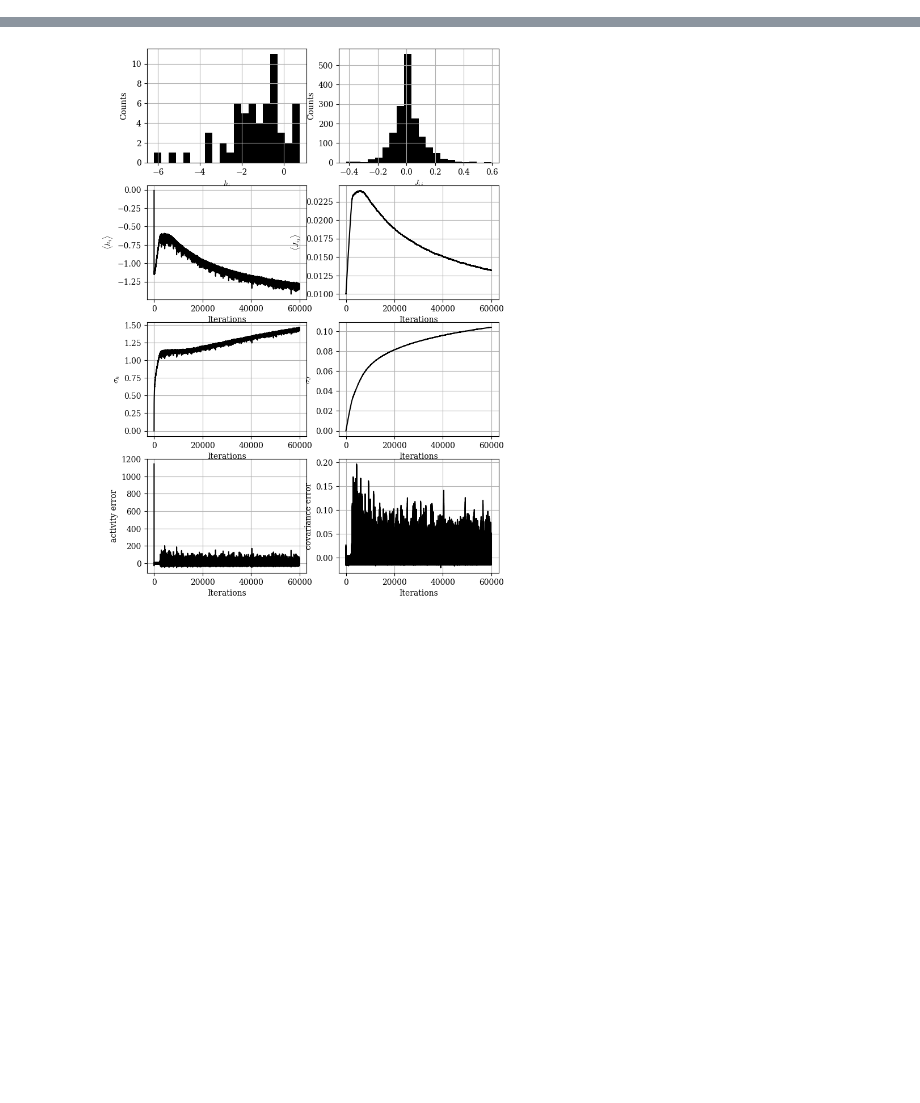
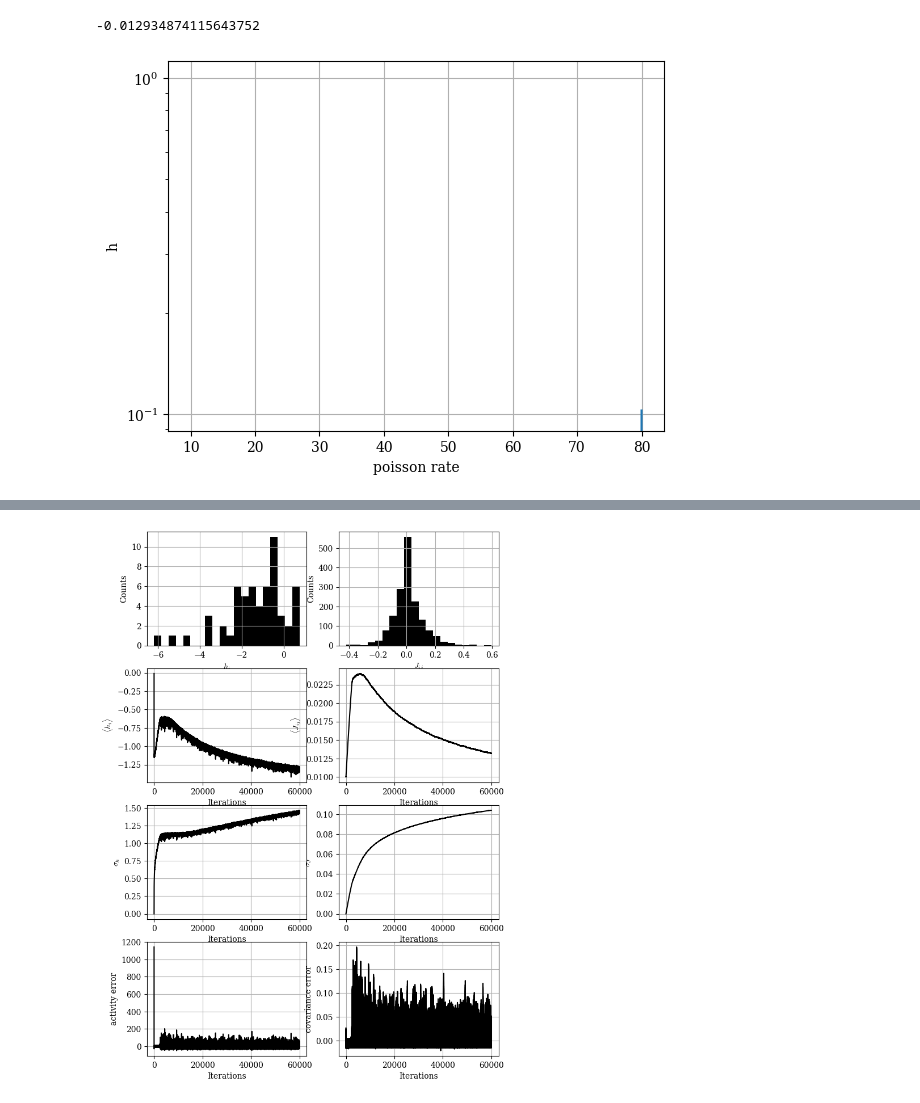
Before and after one commit to Bouwmeester-Lab/spike_train_analysis, a Jupyter notebook: Ising.ipynb, the cells around one changed output, grey strips where cells are left out. Cells and saved outputs as stored; diff of their text form; code cells hidden in the pictures; blank space fills up the shorter version.

```diff
--- a/Ising.ipynb
+++ b/Ising.ipynb
@@ -122,3 +298,50 @@ def plot_fit_results(h, J, info):
             ax.grid(True)
 
     plt.show()
+# %%
+np.mean(J[np.triu_indices(np.shape(J)[0], k=1)])
+# %% [output]
+-0.012934874115643752
+# %%
+from spike_train_tools.ising import run_metropolis, plot_ising_overview, activity, covariance, fit_ising
+from spike_train_tools.tools import simulate_spiketrains
+
+import numpy as np
+import matplotlib.pyplot as plt
+
+
+rates = [10, 20, 40, 80]
+h_means = []
+N_neurons = 50
+N_its_eq = 1000
+N_its_fit = 2500
+
+sample_rate = 100
+t_tot = 100
+
+for rate in rates:
+
+    trains_obs = 2*simulate_spiketrains(N_neurons, rate, t_tot, sample_rate)-1
+
+    activity_obs = activity(trains_obs)
+    cov_obs = covariance(trains_obs)
+
+    h = 1*np.ones(N_neurons)
+    J = -1*np.ones((N_neurons, N_neurons))
+    J[np.diag_indices(N_neurons)] = 0
+    state0 = 1*np.ones(N_neurons)
+
+    h, J, info = fit_ising(trains_obs, h, J, N_its_eq, N_its_fit, state0)
+                        #h_learning_rate=1, h_learning_rate_scaling=0,
+                        #J_learning_rate=1, J_learning_rate_scaling=0)
+
+    h_means.append(np.mean(h))
+
+plt.plot(rates, h_means)
+plt.yscale('log')
+plt.xlabel('poisson rate')
+plt.ylabel('h')
+plt.grid()
+plt.show()
+# %% [output]
+[figure, added]
```
Also changed, not shown: parts of 10 cells of this notebook, 16 other files.
